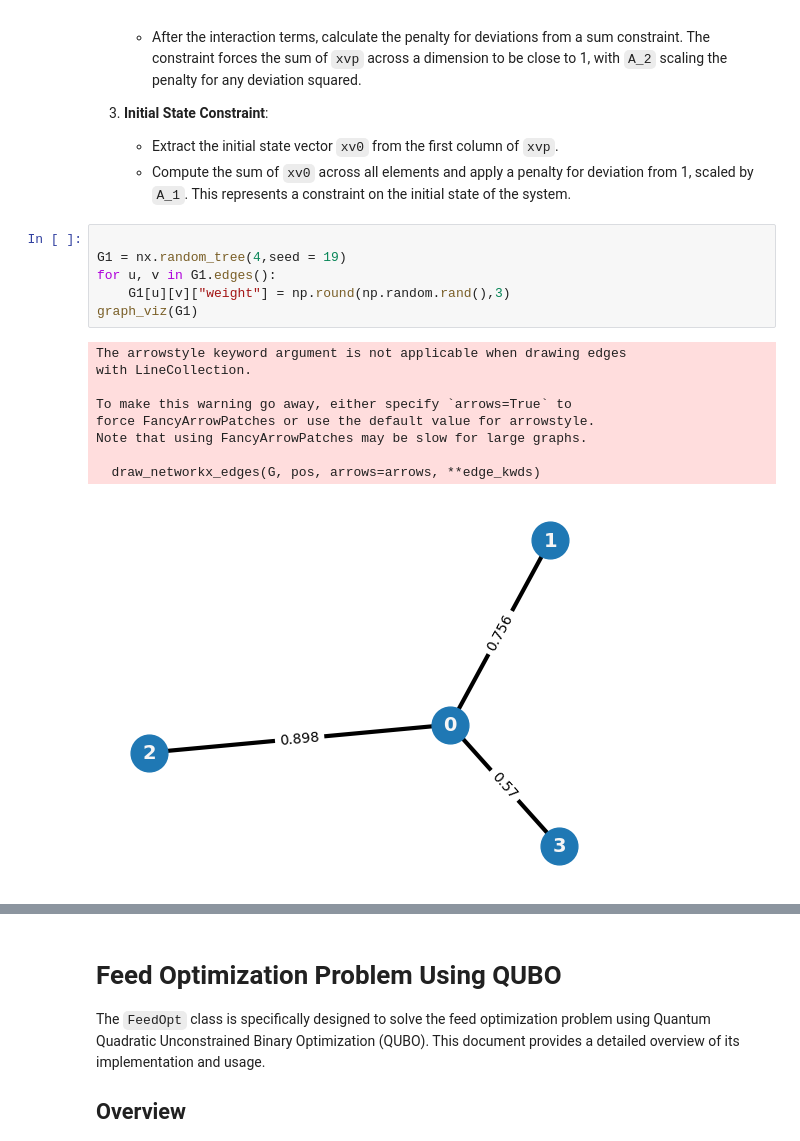
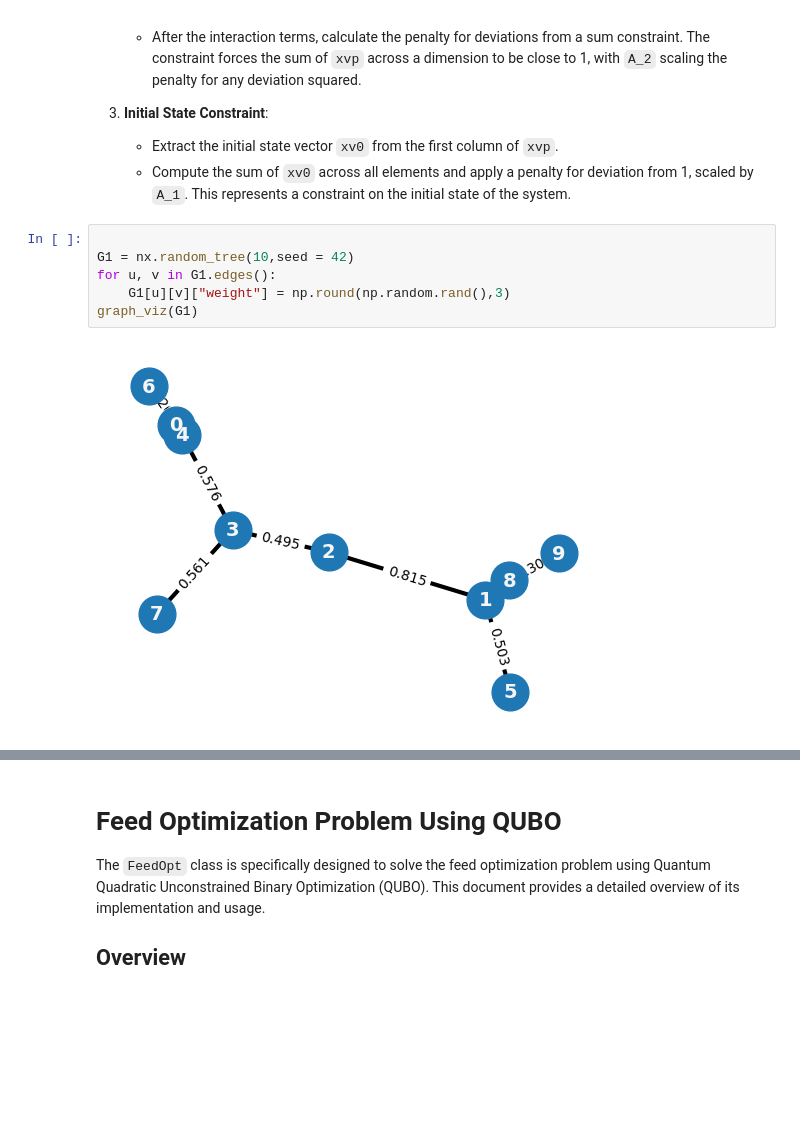
Before and after one commit to Haq-Lense/Al-HaQ, a Jupyter notebook: opt_network.ipynb, the cells around one changed output, grey strips where cells are left out. Drawn from its saved outputs; the diff is of its cells as text; blank space fills up the shorter version.

Commit message:
Notebook for optimizing feed using QAOA, updated

```diff
--- a/opt_network.ipynb
+++ b/opt_network.ipynb
@@ -64,17 +58,9 @@ H += A_1 * (1 - sum_x_v0)**2 # Second term
    - Compute the sum of `xv0` across all elements and apply a penalty for deviation from 1, scaled by `A_1`. This represents a constraint on the initial state of the system.
 # %%
 
-G1 = nx.random_tree(4,seed = 19)
+G1 = nx.random_tree(10,seed = 42)
 for u, v in G1.edges():
     G1[u][v]["weight"] = np.round(np.random.rand(),3)
 graph_viz(G1)
 # %% [output]
-The arrowstyle keyword argument is not applicable when drawing edges
-with LineCollection.
-
-To make this warning go away, either specify `arrows=True` to
-force FancyArrowPatches or use the default value for arrowstyle.
-Note that using FancyArrowPatches may be slow for large graphs.
-
-  draw_networkx_edges(G, pos, arrows=arrows, **edge_kwds)
-[figure, old version]
+[figure, new version]
```
Also changed, not shown: parts of 5 cells of this notebook, 1 other file.
